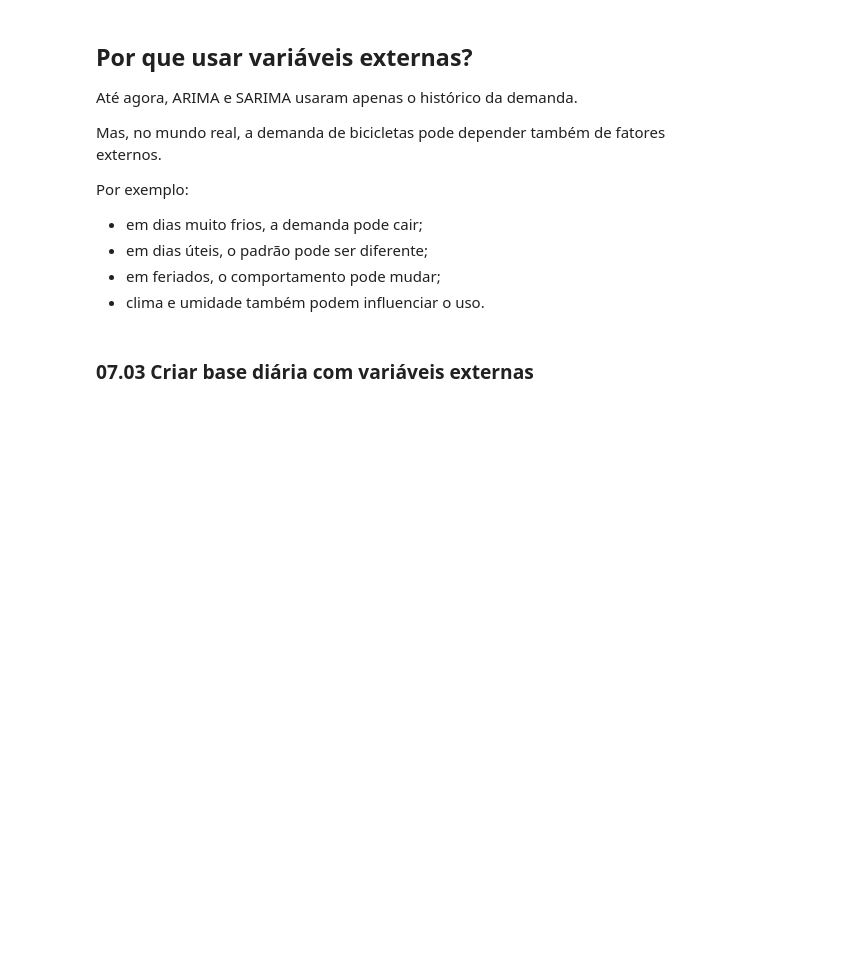
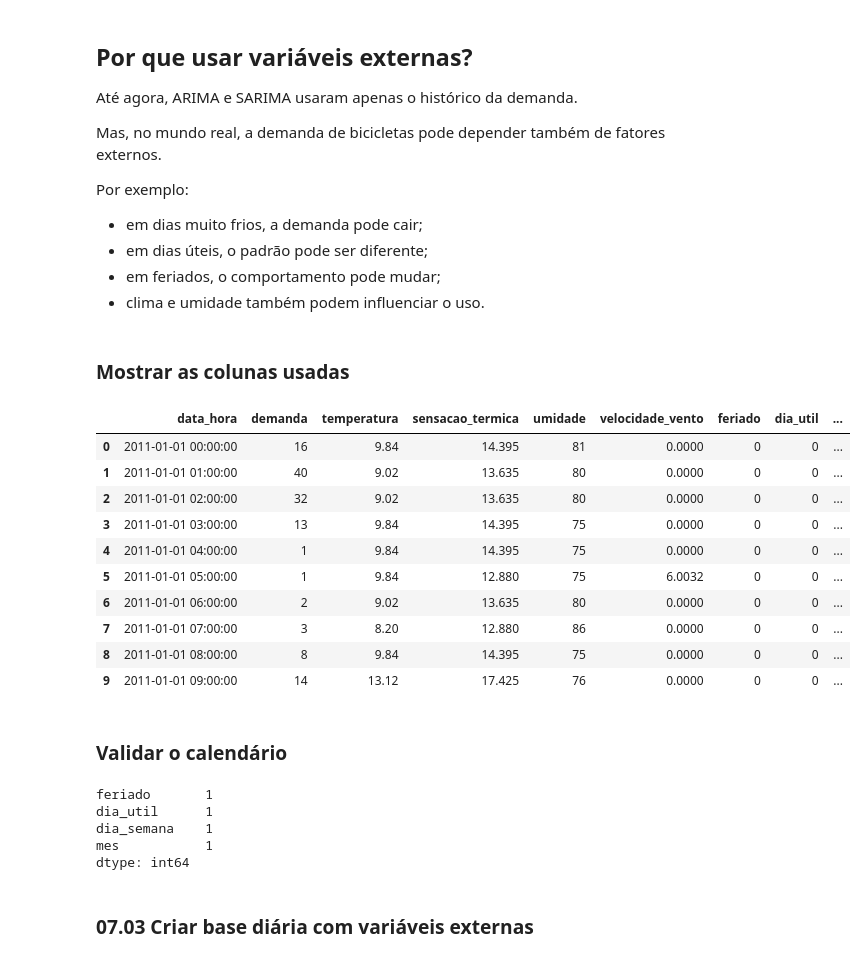
Before and after one commit to ariel-velardo/ALURA, a Jupyter notebook: series-temporais-bikes/notebooks/07_sarimax_variaveis_externas.ipynb, the cells around one changed output. Cells and saved outputs as stored; diff of their text form; code cells hidden in the pictures; blank space fills up the shorter version.

```diff
--- a/series-temporais-bikes/notebooks/07_sarimax_variaveis_externas.ipynb
+++ b/series-temporais-bikes/notebooks/07_sarimax_variaveis_externas.ipynb
@@ -79,5 +91,61 @@ Por exemplo:
 - em dias úteis, o padrão pode ser diferente;
 - em feriados, o comportamento pode mudar;
 - clima e umidade também podem influenciar o uso.
+# %% [markdown]
+### Mostrar as colunas usadas
+# %%
+colunas_contexto = [
+    "data_hora",
+    "demanda",
+    "temperatura",
+    "sensacao_termica",
+    "umidade",
+    "velocidade_vento",
+    "feriado",
+    "dia_util",
+    "dia_semana",
+    "mes"
+]
+
+df[colunas_contexto].head(10)
+# %% [output]
+|  | data_hora | demanda | temperatura | sensacao_termica | umidade | velocidade_vento | feriado | dia_util | ... |
+| 0 | 2011-01-01 00:00:00 | 16 | 9.84 | 14.395 | 81 | 0.0000 | 0 | 0 | ... |
+| 1 | 2011-01-01 01:00:00 | 40 | 9.02 | 13.635 | 80 | 0.0000 | 0 | 0 | ... |
+| 2 | 2011-01-01 02:00:00 | 32 | 9.02 | 13.635 | 80 | 0.0000 | 0 | 0 | ... |
+| 3 | 2011-01-01 03:00:00 | 13 | 9.84 | 14.395 | 75 | 0.0000 | 0 | 0 | ... |
+| 4 | 2011-01-01 04:00:00 | 1 | 9.84 | 14.395 | 75 | 0.0000 | 0 | 0 | ... |
+| 5 | 2011-01-01 05:00:00 | 1 | 9.84 | 12.880 | 75 | 6.0032 | 0 | 0 | ... |
+| 6 | 2011-01-01 06:00:00 | 2 | 9.02 | 13.635 | 80 | 0.0000 | 0 | 0 | ... |
+| 7 | 2011-01-01 07:00:00 | 3 | 8.20 | 12.880 | 86 | 0.0000 | 0 | 0 | ... |
+| 8 | 2011-01-01 08:00:00 | 8 | 9.84 | 14.395 | 75 | 0.0000 | 0 | 0 | ... |
+| 9 | 2011-01-01 09:00:00 | 14 | 13.12 | 17.425 | 76 | 0.0000 | 0 | 0 | ... |
+# %% [markdown]
+### Validar o calendário
+# %%
+validacao_calendario = (
+    df
+    .assign(
+        data=df["data_hora"].dt.floor("D")
+    )
+    .groupby("data")[
+        [
+            "feriado",
+            "dia_util",
+            "dia_semana",
+            "mes"
+        ]
+    ]
+    .nunique()
+    .max()
+)
+
+validacao_calendario
+# %% [output]
+feriado       1
+dia_util      1
+dia_semana    1
+mes           1
+dtype: int64
 # %% [markdown]
 ### 07.03 Criar base diária com variáveis externas
```
Also changed, not shown: parts of 6 cells of this notebook.
